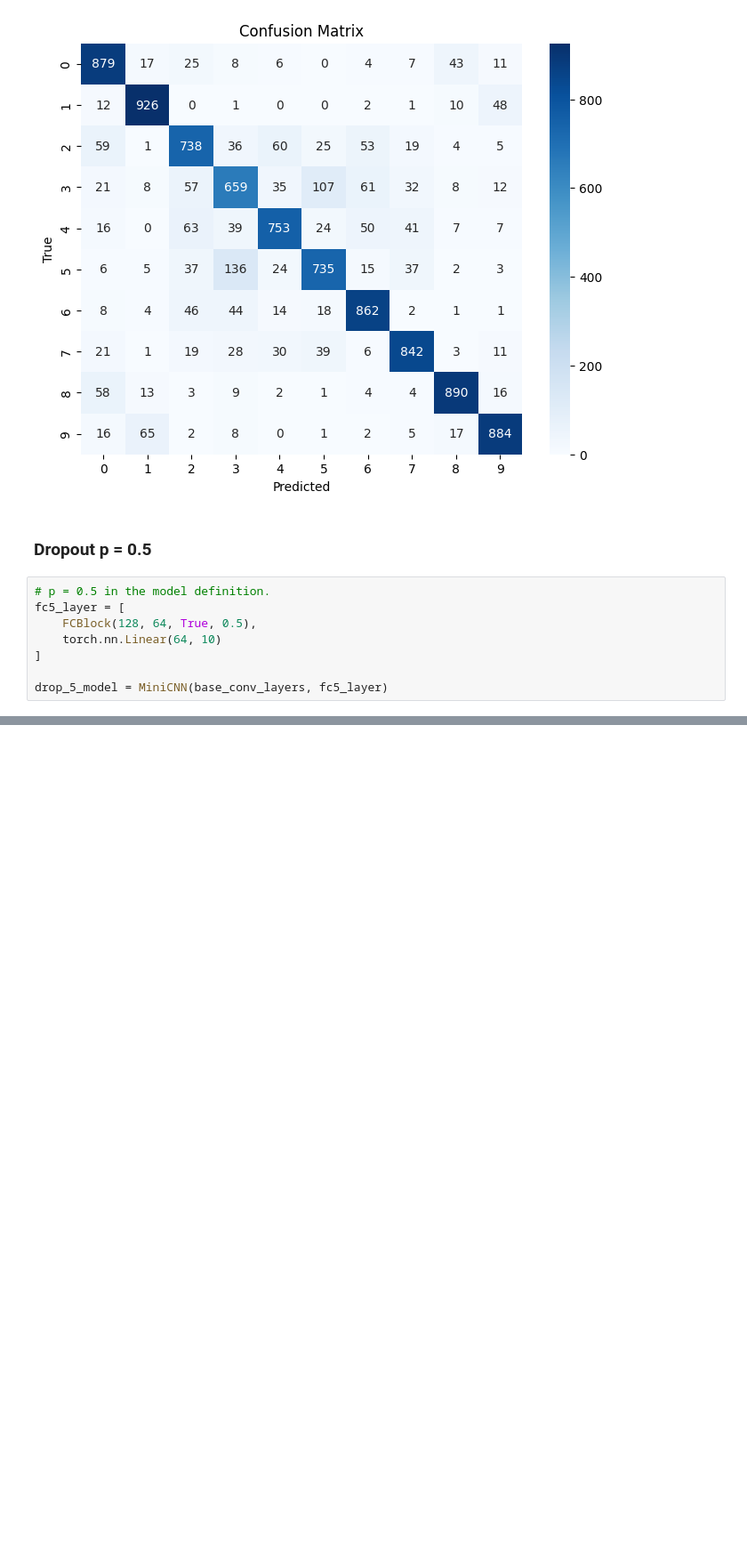
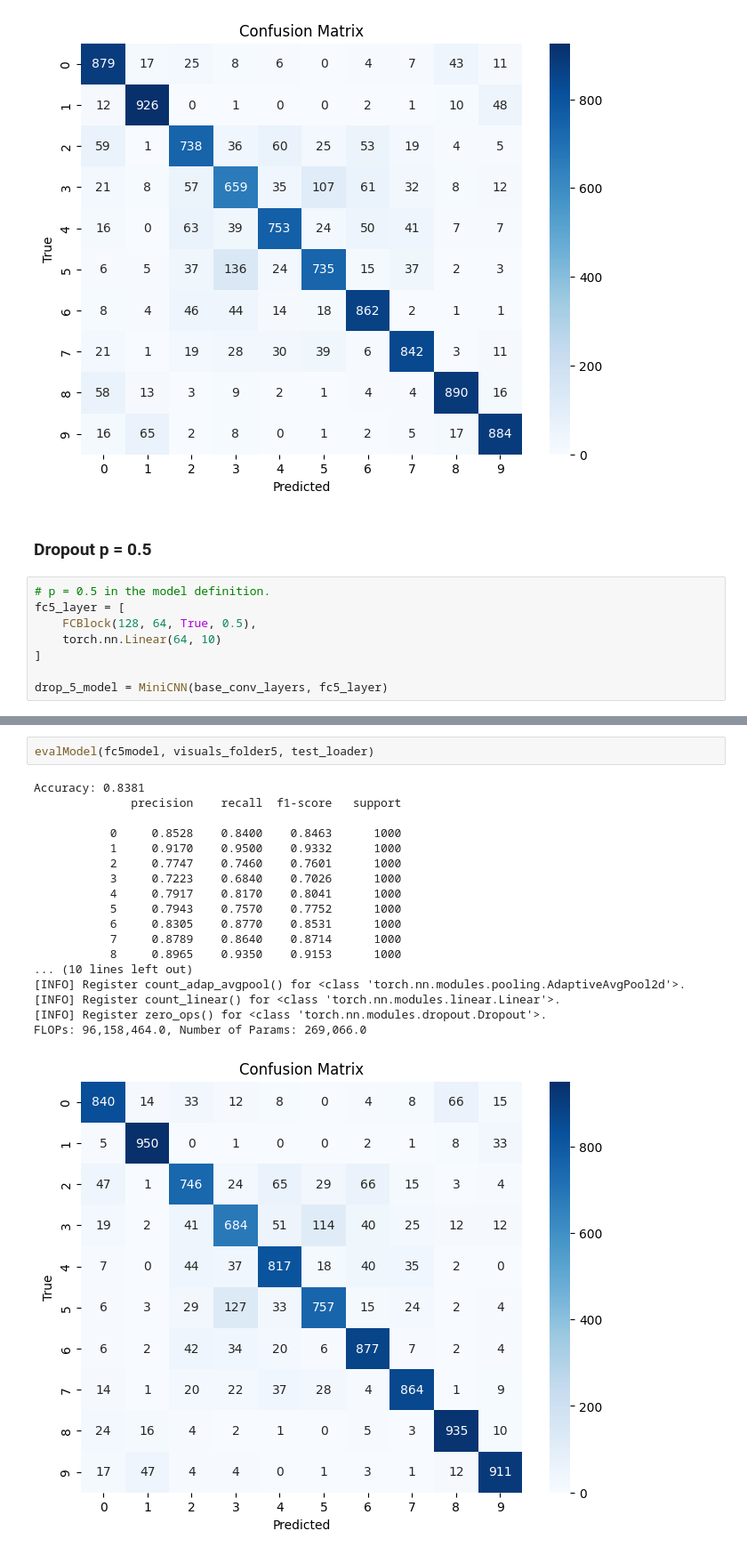
Before and after one commit to fw7th/regularization-ml, a Jupyter notebook: notebooks/02_fc_dropout.ipynb, the cells around one changed output, grey strips where cells are left out. Shown at 89% size. Saved outputs shown, nothing was run; the diff lists cells and outputs as text; blank space fills up the shorter version.

```diff
--- a/notebooks/02_fc_dropout.ipynb
+++ b/notebooks/02_fc_dropout.ipynb
@@ -181,0 +231,21 @@ File Saved!
+# %%
+evalModel(fc5model, visuals_folder5, test_loader)
+# %% [output]
+Accuracy: 0.8381
+              precision    recall  f1-score   support
+
+           0     0.8528    0.8400    0.8463      1000
+           1     0.9170    0.9500    0.9332      1000
+           2     0.7747    0.7460    0.7601      1000
+           3     0.7223    0.6840    0.7026      1000
+           4     0.7917    0.8170    0.8041      1000
+           5     0.7943    0.7570    0.7752      1000
+           6     0.8305    0.8770    0.8531      1000
+           7     0.8789    0.8640    0.8714      1000
+           8     0.8965    0.9350    0.9153      1000
+... (10 lines left out)
+[INFO] Register count_adap_avgpool() for <class 'torch.nn.modules.pooling.AdaptiveAvgPool2d'>.
+[INFO] Register count_linear() for <class 'torch.nn.modules.linear.Linear'>.
+[INFO] Register zero_ops() for <class 'torch.nn.modules.dropout.Dropout'>.
+FLOPs: 96,158,464.0, Number of Params: 269,066.0
+[figure, added]
```
Also changed, not shown: parts of 14 cells of this notebook, 5 other files.
